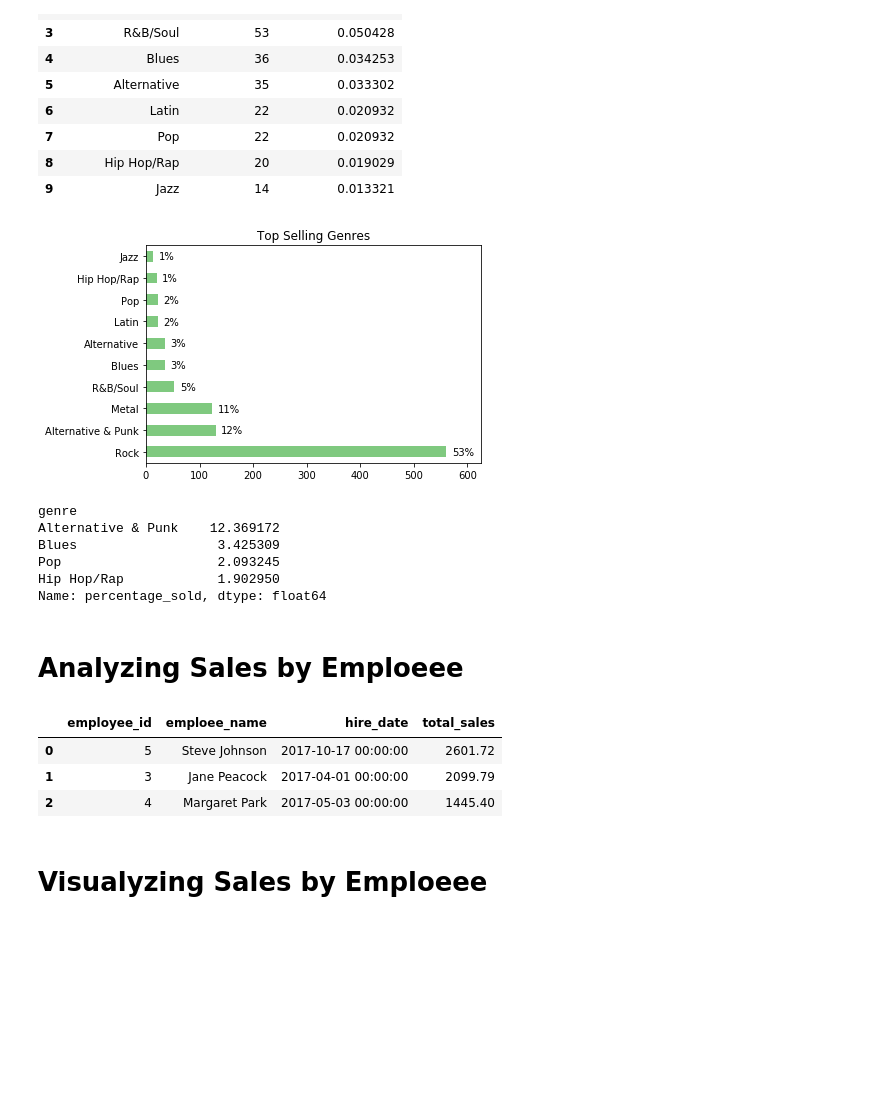
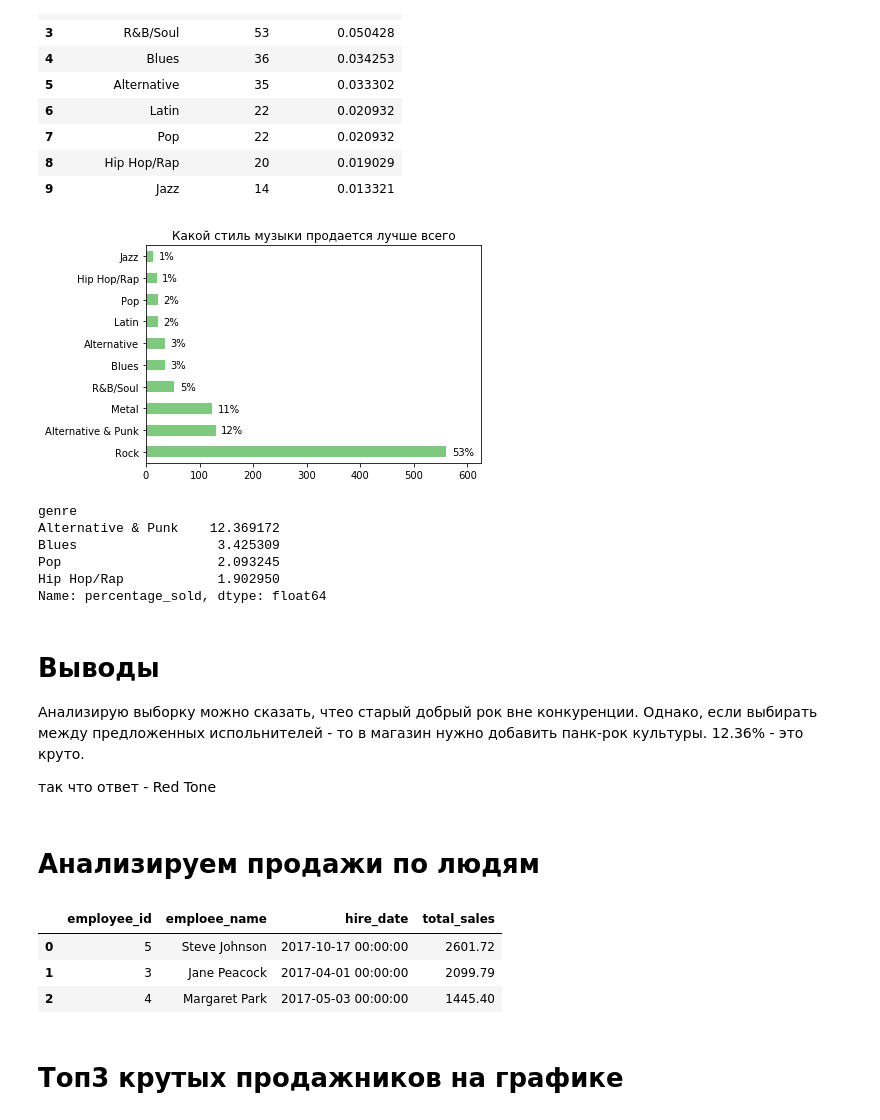
Before and after one commit to mishakmish/dataquest.io, a Jupyter notebook: Guided_Project_Answering_Business_Question_using_SQL/Answering_Business_Questions_using_SQL.ipynb, the cells around one changed output. Cells and saved outputs as stored; diff of their text form; code cells hidden in the pictures; blank space fills up the shorter version.

Commit message:
Answering_Business_Questions_using_SQL
Обновлены выводы и дописна логика

```diff
--- a/Guided_Project_Answering_Business_Question_using_SQL/Answering_Business_Questions_using_SQL.ipynb
+++ b/Guided_Project_Answering_Business_Question_using_SQL/Answering_Business_Questions_using_SQL.ipynb
@@ -74,23 +94,23 @@ run_query(albums_to_purchase)
 # %%
 album_to_purch = run_query(albums_to_purchase)
 album_to_purch.set_index("genre", inplace=True, drop=True)
 
 album_to_purch["tracks_sold"].plot.barh(
-    title="Top Selling Genres",
+    title="Какой стиль музыки продается лучше всего",
     xlim=(0, 625),
     colormap=plt.cm.Accent
 )
 
 for i, label in enumerate(list(album_to_purch.index)):
     score = album_to_purch.loc[label, "tracks_sold"]
     label = (album_to_purch.loc[label, "percentage_sold"] * 100
             ).astype(int).astype(str) + "%"
     plt.annotate(str(label), (score + 10, i - 0.15))
 
 plt.ylabel('')
 plt.show()
 # %% [output]
-[figure, old version]
+[figure, new version]
 # %%
 album_to_purch.loc[(album_to_purch.index == 'Hip Hop/Rap') |
                    (album_to_purch.index == 'Alternative & Punk') |
@@ -104,8 +124,17 @@ Blues                  3.425309
 Pop                    2.093245
 Hip Hop/Rap            1.902950
 Name: percentage_sold, dtype: float64
-# %% [markdown]
-# Analyzing Sales by Emploeee
+# %% [markdown]
+# Выводы
+
+
+Анализирую выборку можно сказать, чтео старый добрый рок вне конкуренции.
+Однако, если выбирать между предложенных испольнителей - то в магазин нужно добавить панк-рок культуры.
+12.36% - это круто.
+
+так что ответ - Red Tone
+# %% [markdown]
+# Анализируем продажи по людям
 # %%
 q2 = '''
 select e.employee_id,
@@ -127,8 +156,8 @@ sales_by_enploee
 | 0 | 5 | Steve Johnson | 2017-10-17 00:00:00 | 2601.72 |
 | 1 | 3 | Jane Peacock | 2017-04-01 00:00:00 | 2099.79 |
 | 2 | 4 | Margaret Park | 2017-05-03 00:00:00 | 1445.40 |
-# %% [markdown]
-# Visualyzing Sales by Emploeee
+# %% [markdown]
+# Топ3 крутых продажников на графике
 # %%
 sales_by_enploee.plot.barh(
     x="emploee_name", y="total_sales",
```
Also changed, not shown: parts of 16 cells of this notebook, 1 other file.
